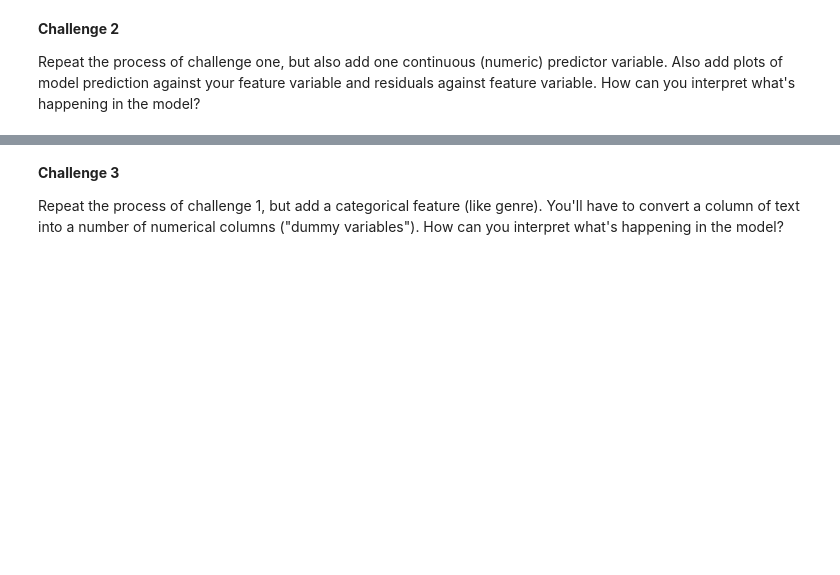
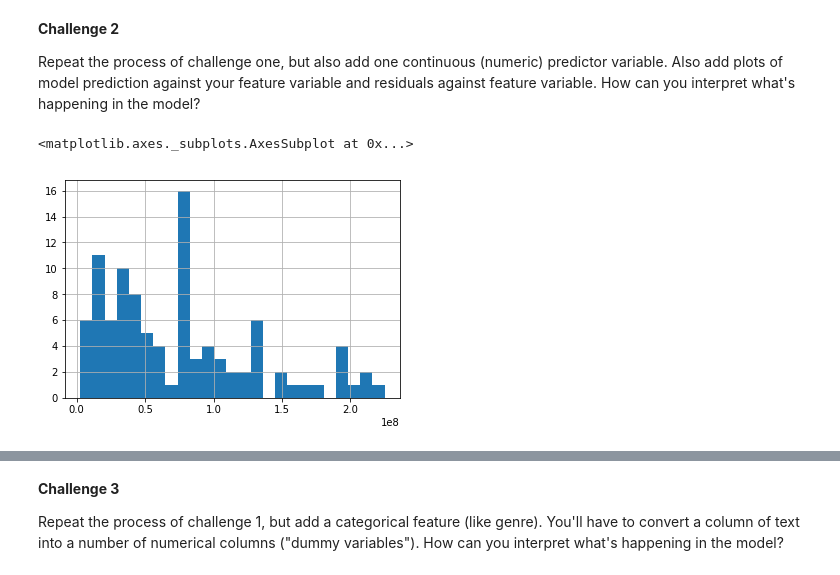
Before and after one commit to bfitzpa5/Metis_Challenges, a Jupyter notebook: 05-linear_splitting/challenge_set_5_brendan.ipynb, the cells around one changed output, grey strips where cells are left out. Saved outputs shown, nothing was run; the diff lists cells and outputs as text; code cells hidden in the pictures; blank space fills up the shorter version.

```diff
--- a/05-linear_splitting/challenge_set_5_brendan.ipynb
+++ b/05-linear_splitting/challenge_set_5_brendan.ipynb
@@ -106,0 +132,5 @@ Repeat the process of challenge one, but also add one continuous (numeric) predi
+# %%
+df.Budget.hist(bins=25)
+# %% [output]
+<matplotlib.axes._subplots.AxesSubplot at 0x...>
+[figure, added]
```
Also changed, not shown: parts of 24 cells of this notebook.
